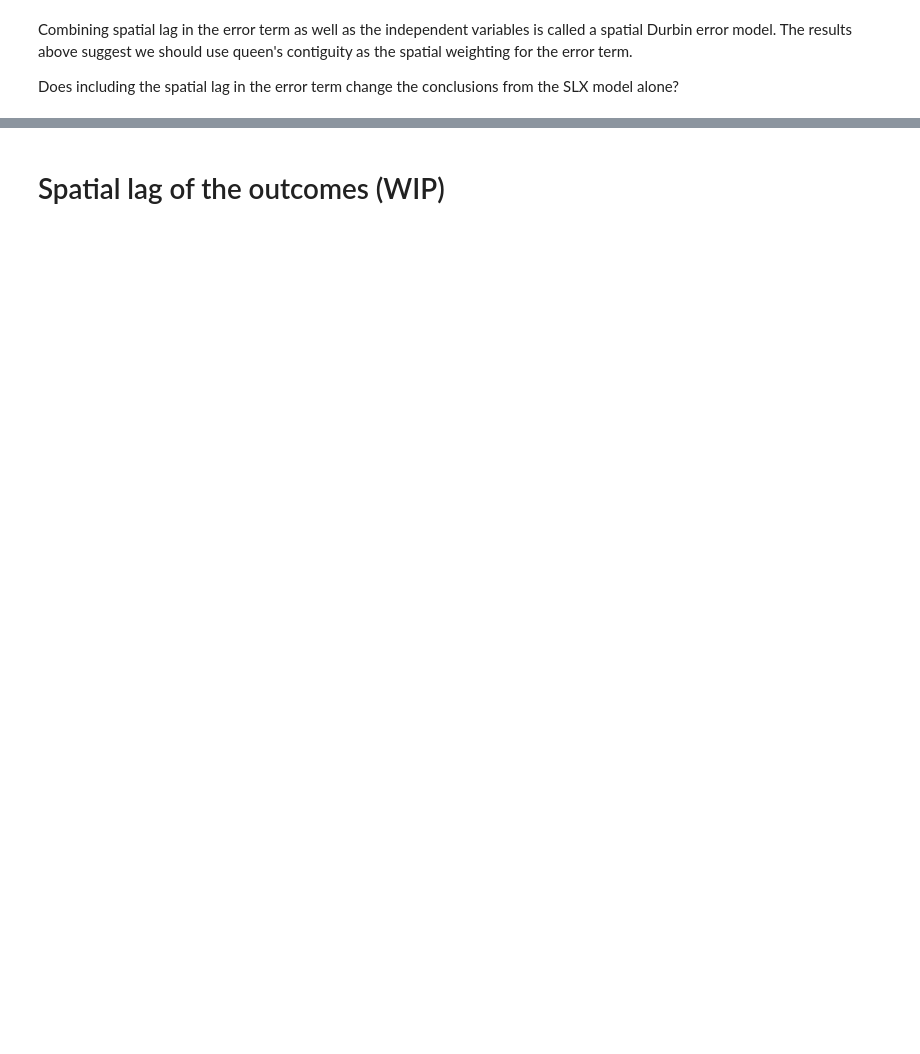
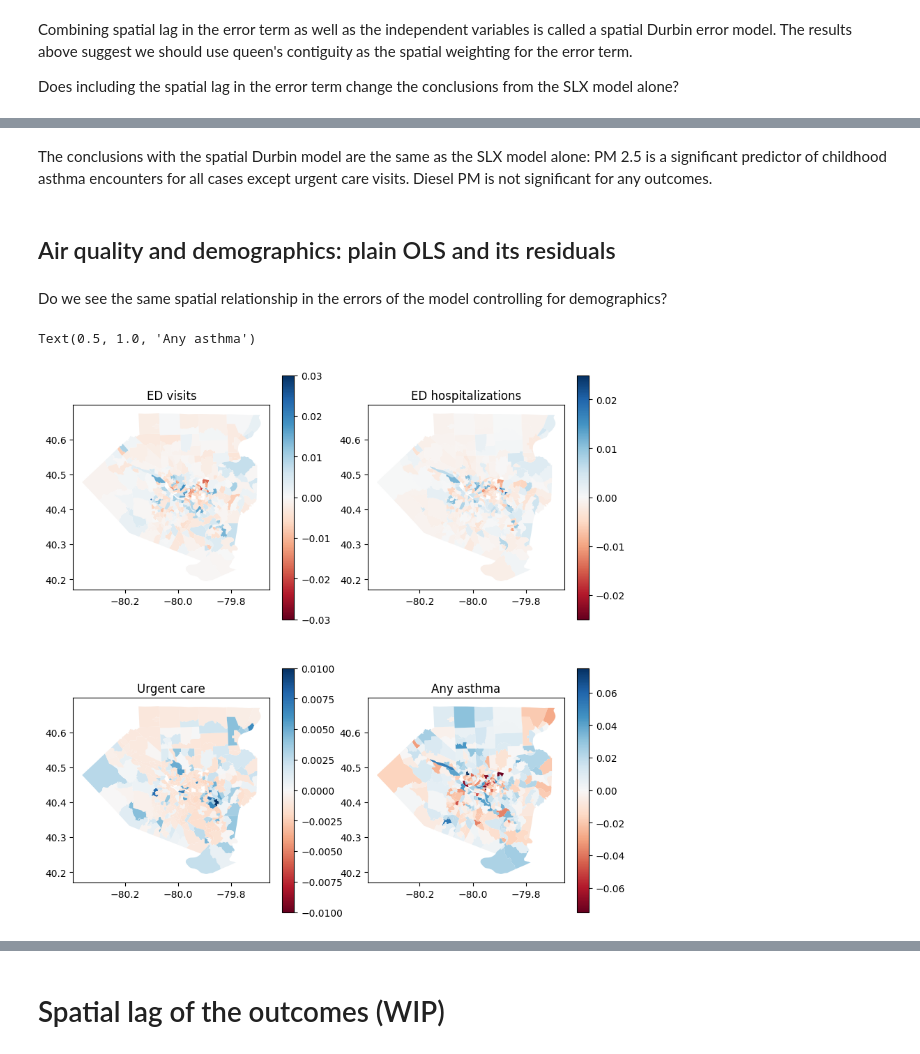
Before and after one commit to eli-goodfriend/air_brain, a Jupyter notebook: notebooks/WIP Appendix to Asthma vs air quality.ipynb, the cells around one changed output, grey strips where cells are left out. Saved outputs shown, nothing was run; the diff lists cells and outputs as text; code cells hidden in the pictures; blank space fills up the shorter version.

```diff
--- a/notebooks/WIP Appendix to Asthma vs air quality.ipynb
+++ b/notebooks/WIP Appendix to Asthma vs air quality.ipynb
@@ -706,0 +715,8 @@ Not really: all these models still show spatial correlation in the errors (accor
+# %%
+# fit the air quality model using the lag error and save the results
+ols_res = dict()
+for dep in dep_vars:
+    indep = indep_to_use[dep]
+    res = spreg.GM_Error_Het(dfx[[dep]].values, dfx[indep].values, w=ws["queen"], name_y=dep, name_x=indep)
+    ols_res[dep] = res
+spreg2df(ols_res)[["coef", "std err", "p"]].style.pipe(p_col_style)
@@ -711,12 +742,11 @@ Combining spatial lag in the error term as well as the independent variables is
 
 Does including the spatial lag in the error term change the conclusions from the SLX model alone?
 # %%
-# fit the air quality model using the lag error and spatial lag and save the residuals
+# fit the air quality model using the lag error and spatial lag and save the results
 ols_res = dict()
 for dep in dep_vars:
     indep = indep_to_use[dep] + ["w_{}".format(x) for x in indep_to_use[dep]]
     res = spreg.GM_Error_Het(dfx[[dep]].values, dfx[indep].values, w=ws["queen"], name_y=dep, name_x=indep)
-    ols_res[col] = res
-    print(res)
-#ols2df(ols_res)[["coef", "std err", "p"]].style.pipe(p_col_style)
+    ols_res[dep] = res
+spreg2df(ols_res)[["coef", "std err", "p"]].style.pipe(p_col_style)
 # %% [output]
@@ -726,0 +771,28 @@ for dep in dep_vars:
+# %% [markdown]
+The conclusions with the spatial Durbin model are the same as the SLX model alone: PM 2.5 is a significant predictor of childhood asthma encounters for all cases except urgent care visits. Diesel PM is not significant for any outcomes.
+# %% [markdown]
+## Air quality and demographics: plain OLS and its residuals
+# %% [markdown]
+Do we see the same spatial relationship in the errors of the model controlling for demographics?
+# %%
+# fit the air quality + demographics models and save the residuals
+ols_res = dict()
+df_resid = df.copy()
+for col in dep_vars:
+    mod = sm.OLS(df[col], df[combo_indep_vars[col] + ["intercept"]])
+    res = mod.fit()
+    df_resid["{}_resid".format(col)] = res.resid
+# %%
+# what do the residuals look like?
+fig, axs = plt.subplots(2, 2, figsize=(10, 10))
+df_resid.plot(column="ED_visits_frac_resid", cmap="RdBu", legend=True, ax=axs[0,0], vmin=-0.03, vmax=0.03)
+axs[0,0].set_title("ED visits")
+df_resid.plot(column="ED_hosp_frac_resid", cmap="RdBu", legend=True, ax=axs[0,1], vmin=-0.025, vmax=0.025)
+axs[0,1].set_title("ED hospitalizations")
+df_resid.plot(column="UC_visits_frac_resid", cmap="RdBu", legend=True, ax=axs[1,0], vmin=-0.01, vmax=0.01)
+axs[1,0].set_title("Urgent care")
+df_resid.plot(column="Asthma_use_frac_resid", cmap="RdBu", legend=True, ax=axs[1,1], vmin=-0.075, vmax=0.075)
+axs[1,1].set_title("Any asthma")
+# %% [output]
+Text(0.5, 1.0, 'Any asthma')
+[figure, added]
```
Also changed, not shown: parts of 32 cells of this notebook, 2 other files.
